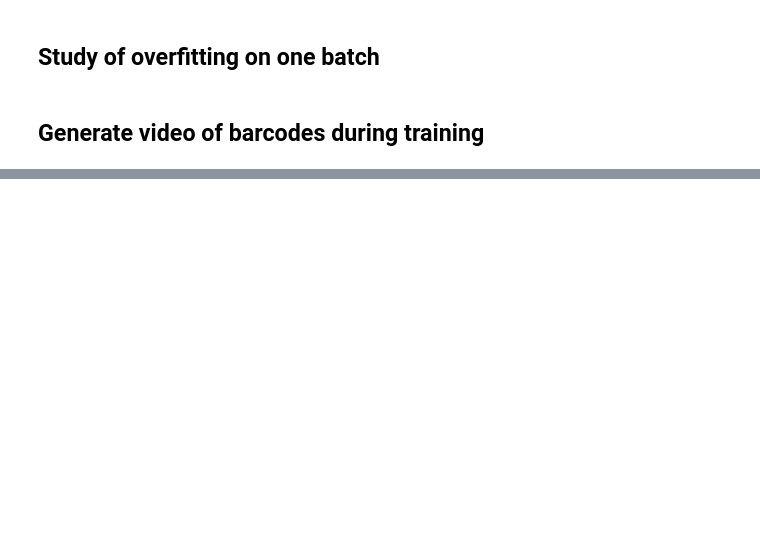
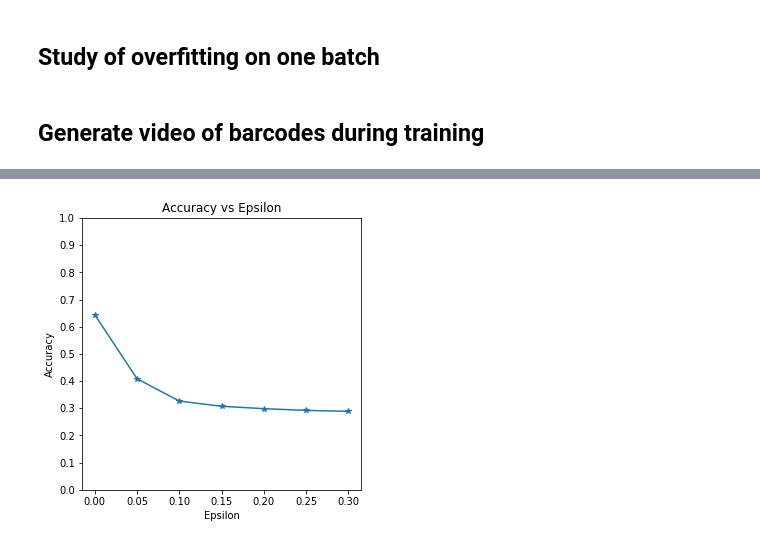
Before and after one commit to raphaelreinauer/giotto-deep, a Jupyter notebook: examples/Nicolas_sandbox.ipynb, the cells around one changed output, grey strips where cells are left out. Drawn from its saved outputs; the diff is of its cells as text; code cells hidden in the pictures; blank space fills up the shorter version.

```diff
--- a/examples/Nicolas_sandbox.ipynb
+++ b/examples/Nicolas_sandbox.ipynb
@@ -181,13 +181,15 @@ distance_matrix = dist.fit_transform(diagrams)
 ## Study of overfitting on one batch
 # %%
 from torch import optim
-n_epochs = 1
-optimizer = optim.SGD(model.parameters(), lr=0.1)
-
+n_epochs = 200
+optimizer = optim.SGD(model.parameters(), lr=0.3)
+image , labels = next(iter(dl_tr))
+diagrams_overfitting = []
 for epoch in range(n_epochs):
-    image , labels = next(iter(dl_tr))
     optimizer.zero_grad()
     output = model(image)
     loss = loss_fn(output,labels)
     loss.backward()
     optimizer.step()
+    if epoch % 10 == 0:
+        diagrams_overfitting.append(get_extended_persistence(model, loss_fn, image))
@@ -226,0 +331,26 @@ fig.write_image('barcodes.png')
+# %%
+from __future__ import print_function
+import torch
+import torch.nn as nn
+import torch.nn.functional as F
+import torch.optim as optim
+from torchvision import datasets, transforms
+import numpy as np
+import matplotlib.pyplot as plt
+
+accuracies = []
+examples = []
+epsilons = [0, .05, .1, .15, .2, .25, .3]
+
+test_loader = torch.utils.data.DataLoader(
+    datasets.MNIST('../data', train=False, download=True, transform=transforms.Compose([
+            transforms.ToTensor(),
+            ])),
+        batch_size=1, shuffle=True)
+device = "cpu"
+
+# Run test for each epsilon
+for eps in epsilons:
+    acc, ex = test(model, device, test_loader, eps)
+    accuracies.append(acc)
+    examples.append(ex)
@@ -226,0 +393,11 @@ fig.write_image('barcodes.png')
+# %%
+plt.figure(figsize=(5,5))
+plt.plot(epsilons, accuracies, "*-")
+plt.yticks(np.arange(0, 1.1, step=0.1))
+plt.xticks(np.arange(0, .35, step=0.05))
+plt.title("Accuracy vs Epsilon")
+plt.xlabel("Epsilon")
+plt.ylabel("Accuracy")
+plt.show()
+# %% [output]
+[figure, added]
```
Also changed, not shown: parts of 17 cells of this notebook.
